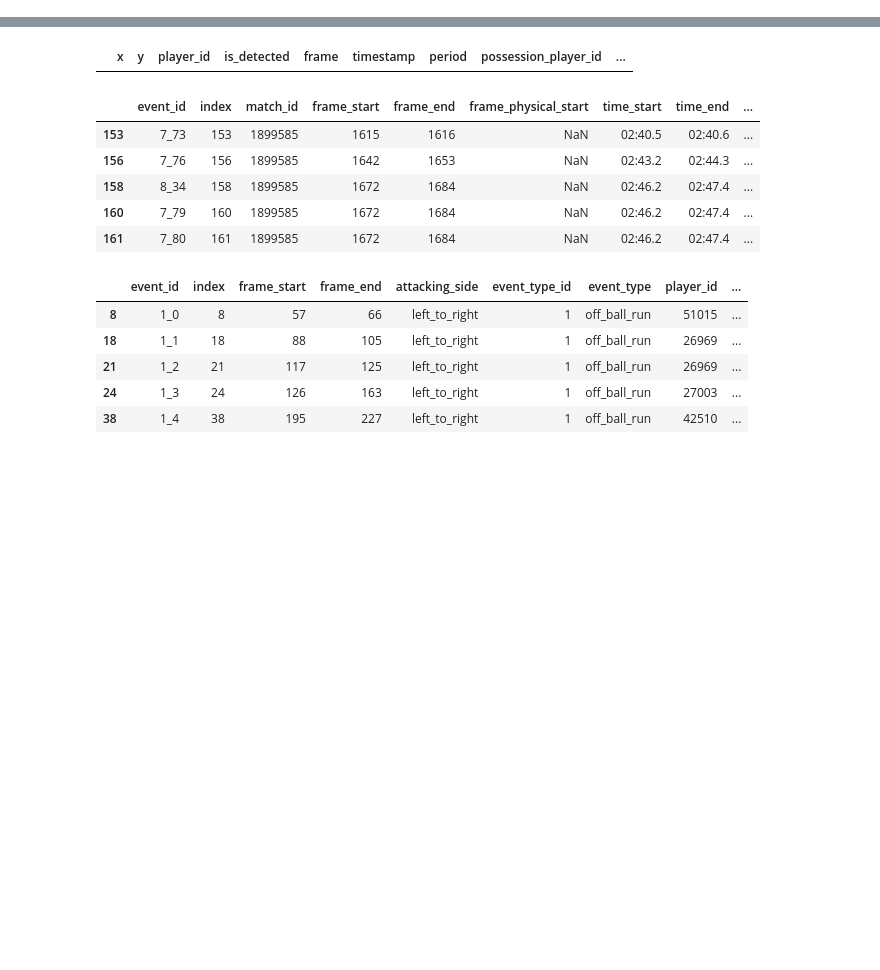
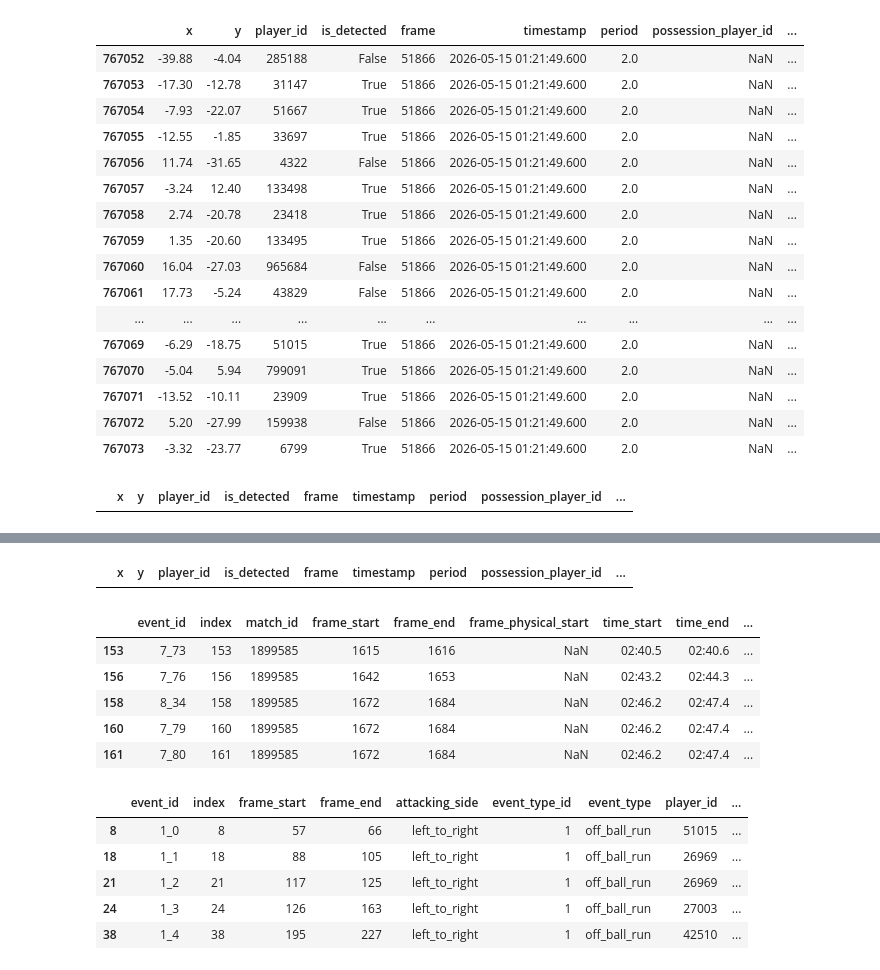
Before and after one commit to MihirT906/PlayTactix, a Jupyter notebook: backend/services/test_data_ingestion.ipynb, the cells around one changed output, grey strips where cells are left out. Drawn from its saved outputs; the diff is of its cells as text; code cells hidden in the pictures; blank space fills up the shorter version.

```diff
--- a/backend/services/test_data_ingestion.ipynb
+++ b/backend/services/test_data_ingestion.ipynb
@@ -32,0 +33,11 @@ silver_event_data = di._get_silver_event_data(bronze_event_data)
+# %%
+silver_groups = {
+            int(frame_number): group
+            for frame_number, group in silver_tracking_data.groupby("frame")
+        }
+min_frame = int(silver_tracking_data["frame"].min())
+max_frame = int(silver_tracking_data["frame"].max())
+for frame_number in range(min_frame, max_frame + 1):
+    group = silver_groups.get(frame_number)
+    if group is None or group.empty:
+        print(f"No data for frame {frame_number}")
@@ -32,0 +81,25 @@ silver_event_data = di._get_silver_event_data(bronze_event_data)
+# %%
+group = silver_groups.get(51866)
+group
+# %% [output]
+|  | x | y | player_id | is_detected | frame | timestamp | period | possession_player_id | ... |
+| 767052 | -39.88 | -4.04 | 285188 | False | 51866 | 2026-05-15 01:21:49.600 | 2.0 | NaN | ... |
+| 767053 | -17.30 | -12.78 | 31147 | True | 51866 | 2026-05-15 01:21:49.600 | 2.0 | NaN | ... |
+| 767054 | -7.93 | -22.07 | 51667 | True | 51866 | 2026-05-15 01:21:49.600 | 2.0 | NaN | ... |
+| 767055 | -12.55 | -1.85 | 33697 | True | 51866 | 2026-05-15 01:21:49.600 | 2.0 | NaN | ... |
+| 767056 | 11.74 | -31.65 | 4322 | False | 51866 | 2026-05-15 01:21:49.600 | 2.0 | NaN | ... |
+| 767057 | -3.24 | 12.40 | 133498 | True | 51866 | 2026-05-15 01:21:49.600 | 2.0 | NaN | ... |
+| 767058 | 2.74 | -20.78 | 23418 | True | 51866 | 2026-05-15 01:21:49.600 | 2.0 | NaN | ... |
+| 767059 | 1.35 | -20.60 | 133495 | True | 51866 | 2026-05-15 01:21:49.600 | 2.0 | NaN | ... |
+| 767060 | 16.04 | -27.03 | 965684 | False | 51866 | 2026-05-15 01:21:49.600 | 2.0 | NaN | ... |
+| 767061 | 17.73 | -5.24 | 43829 | False | 51866 | 2026-05-15 01:21:49.600 | 2.0 | NaN | ... |
+| ... | ... | ... | ... | ... | ... | ... | ... | ... | ... |
+| 767069 | -6.29 | -18.75 | 51015 | True | 51866 | 2026-05-15 01:21:49.600 | 2.0 | NaN | ... |
+| 767070 | -5.04 | 5.94 | 799091 | True | 51866 | 2026-05-15 01:21:49.600 | 2.0 | NaN | ... |
+| 767071 | -13.52 | -10.11 | 23909 | True | 51866 | 2026-05-15 01:21:49.600 | 2.0 | NaN | ... |
+| 767072 | 5.20 | -27.99 | 159938 | False | 51866 | 2026-05-15 01:21:49.600 | 2.0 | NaN | ... |
+| 767073 | -3.32 | -23.77 | 6799 | True | 51866 | 2026-05-15 01:21:49.600 | 2.0 | NaN | ... |
+# %%
+silver_tracking_data[silver_tracking_data['frame'] == 51710]
+# %% [output]
+|  | x | y | player_id | is_detected | frame | timestamp | period | possession_player_id | ... |
```
Also changed, not shown: parts of 6 cells of this notebook, 8 other files.
